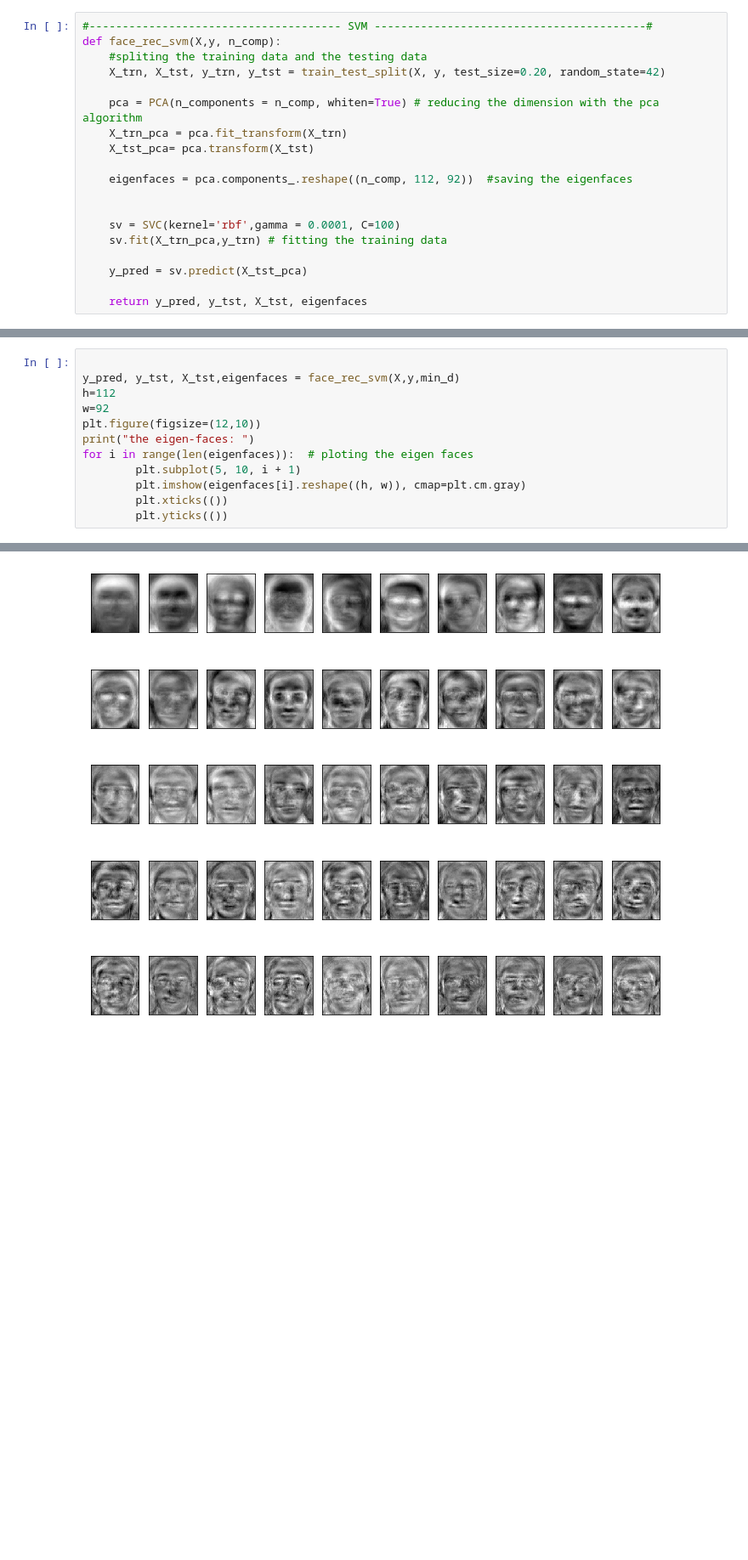
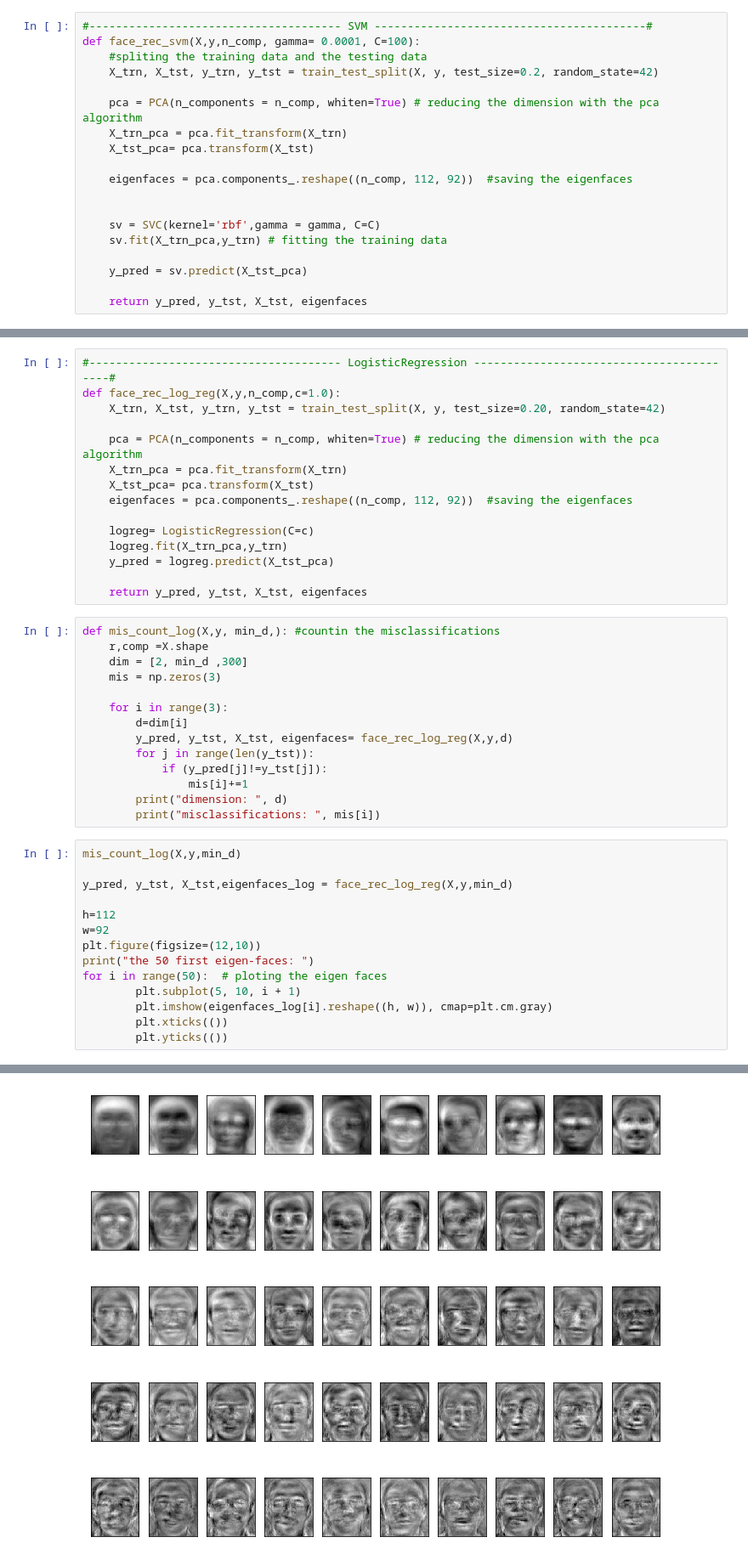
Before and after one commit to Slavik7/Face-Recognition, a Jupyter notebook: Face_Recognition_project.ipynb, the cells around one changed output, grey strips where cells are left out. Shown at 85% size. Drawn from its saved outputs; the diff is of its cells as text; blank space fills up the shorter version.

```diff
--- a/Face_Recognition_project.ipynb
+++ b/Face_Recognition_project.ipynb
@@ -31,9 +50,9 @@ def read_image():  #loading all the data
     return X,y
 # %%
 #-------------------------------------- SVM -----------------------------------------#
-def face_rec_svm(X,y, n_comp):
+def face_rec_svm(X,y,n_comp, gamma= 0.0001, C=100):
     #spliting the training data and the testing data
-    X_trn, X_tst, y_trn, y_tst = train_test_split(X, y, test_size=0.20, random_state=42)
+    X_trn, X_tst, y_trn, y_tst = train_test_split(X, y, test_size=0.2, random_state=42)
 
     pca = PCA(n_components = n_comp, whiten=True) # reducing the dimension with the pca algorithm
     X_trn_pca = pca.fit_transform(X_trn)
@@ -42,7 +61,7 @@ def face_rec_svm(X,y, n_comp):
     eigenfaces = pca.components_.reshape((n_comp, 112, 92))  #saving the eigenfaces
 
 
-    sv = SVC(kernel='rbf',gamma = 0.0001, C=100)
+    sv = SVC(kernel='rbf',gamma = gamma, C=C)
     sv.fit(X_trn_pca,y_trn) # fitting the training data
 
     y_pred = sv.predict(X_tst_pca)
@@ -78,13 +202,44 @@ min_d =find_best_dimension(X,y)
+# %%
+#-------------------------------------- LogisticRegression -----------------------------------------#
+def face_rec_log_reg(X,y,n_comp,c=1.0):
+    X_trn, X_tst, y_trn, y_tst = train_test_split(X, y, test_size=0.20, random_state=42)
+
+    pca = PCA(n_components = n_comp, whiten=True) # reducing the dimension with the pca algorithm
+    X_trn_pca = pca.fit_transform(X_trn)
+    X_tst_pca= pca.transform(X_tst)
+    eigenfaces = pca.components_.reshape((n_comp, 112, 92))  #saving the eigenfaces
+
+    logreg= LogisticRegression(C=c)
+    logreg.fit(X_trn_pca,y_trn)
+    y_pred = logreg.predict(X_tst_pca)
+
+    return y_pred, y_tst, X_tst, eigenfaces
+# %%
+def mis_count_log(X,y, min_d,): #countin the misclassifications
+    r,comp =X.shape
+    dim = [2, min_d ,300]
+    mis = np.zeros(3)
+
+    for i in range(3):
+        d=dim[i]
+        y_pred, y_tst, X_tst, eigenfaces= face_rec_log_reg(X,y,d)
+        for j in range(len(y_tst)):
+            if (y_pred[j]!=y_tst[j]):
+                mis[i]+=1
+        print("dimension: ", d)
+        print("misclassifications: ", mis[i])
 # %%
+mis_count_log(X,y,min_d)
 
-y_pred, y_tst, X_tst,eigenfaces = face_rec_svm(X,y,min_d)
+y_pred, y_tst, X_tst,eigenfaces_log = face_rec_log_reg(X,y,min_d)
+
 h=112
 w=92
 plt.figure(figsize=(12,10))
-print("the eigen-faces: ")
-for i in range(len(eigenfaces)):  # ploting the eigen faces
+print("the 50 first eigen-faces: ")
+for i in range(50):  # ploting the eigen faces
         plt.subplot(5, 10, i + 1)
-        plt.imshow(eigenfaces[i].reshape((h, w)), cmap=plt.cm.gray)
+        plt.imshow(eigenfaces_log[i].reshape((h, w)), cmap=plt.cm.gray)
         plt.xticks(())
         plt.yticks(())
 # %% [output]
@@ -92 +253 @@ the eigen-faces:
-[figure, old version]
+[figure, new version]
```
Also changed, not shown: parts of 11 cells of this notebook.
